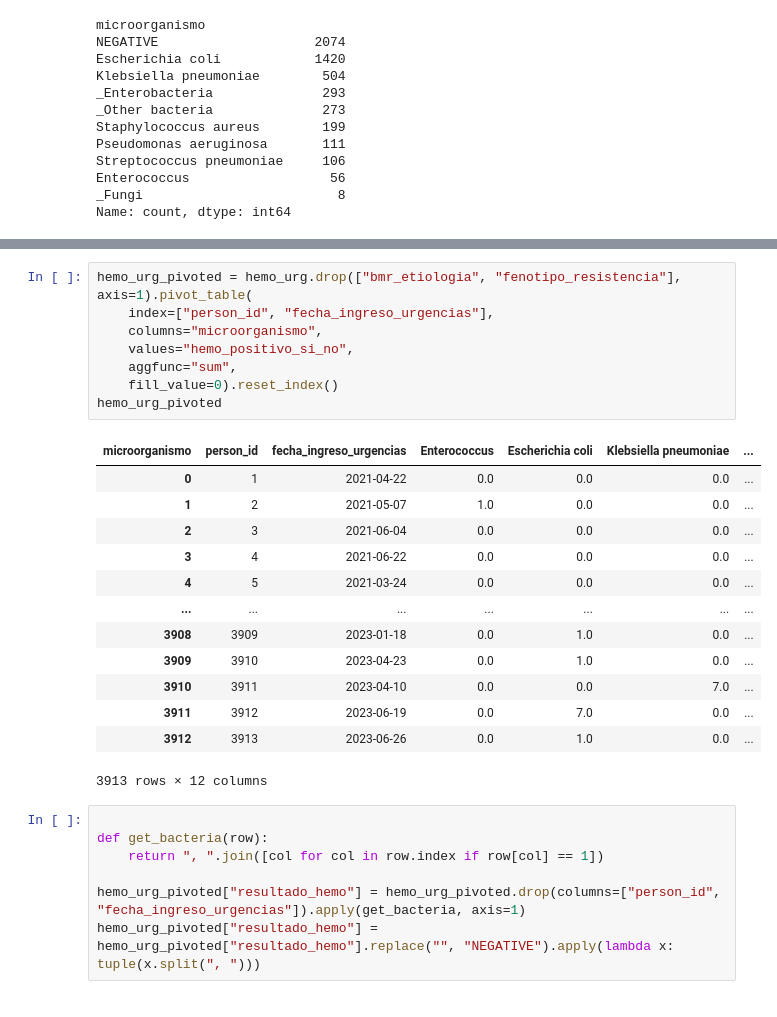
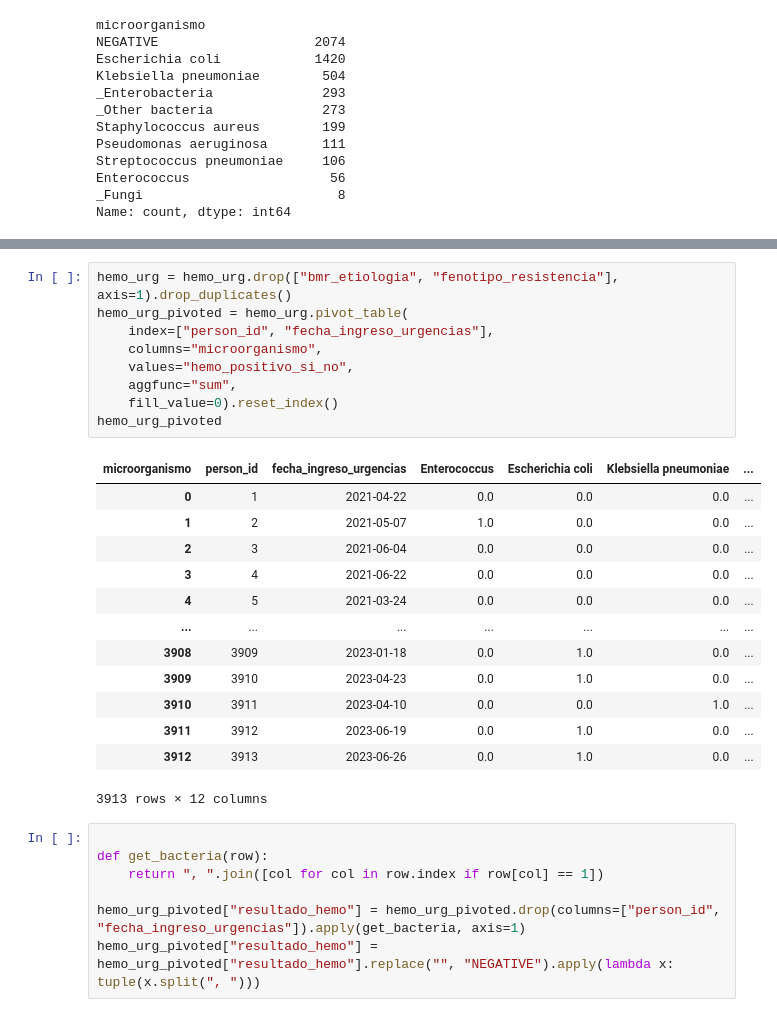
Before and after one commit to MePRAM/bd-tools, a Jupyter notebook: scripts/Preprocess.ipynb, the cells around one changed output, grey strips where cells are left out. Drawn from its saved outputs; the diff is of its cells as text.

```diff
--- a/scripts/Preprocess.ipynb
+++ b/scripts/Preprocess.ipynb
@@ -501,23 +482,24 @@ dataframes['tbl_hemocultivo_de_urgencias']
 # %%
-hemo_urg_pivoted = hemo_urg.drop(["bmr_etiologia", "fenotipo_resistencia"], axis=1).pivot_table(
+hemo_urg = hemo_urg.drop(["bmr_etiologia", "fenotipo_resistencia"], axis=1).drop_duplicates()
+hemo_urg_pivoted = hemo_urg.pivot_table(
     index=["person_id", "fecha_ingreso_urgencias"],
     columns="microorganismo",
     values="hemo_positivo_si_no",
     aggfunc="sum",
     fill_value=0).reset_index()
 hemo_urg_pivoted
 # %% [output]
 | microorganismo | person_id | fecha_ingreso_urgencias | Enterococcus | Escherichia coli | Klebsiella pneumoniae | ... |
 | 0 | 1 | 2021-04-22 | 0.0 | 0.0 | 0.0 | ... |
 | 1 | 2 | 2021-05-07 | 1.0 | 0.0 | 0.0 | ... |
 | 2 | 3 | 2021-06-04 | 0.0 | 0.0 | 0.0 | ... |
 | 3 | 4 | 2021-06-22 | 0.0 | 0.0 | 0.0 | ... |
 | 4 | 5 | 2021-03-24 | 0.0 | 0.0 | 0.0 | ... |
 | ... | ... | ... | ... | ... | ... | ... |
 | 3908 | 3909 | 2023-01-18 | 0.0 | 1.0 | 0.0 | ... |
 | 3909 | 3910 | 2023-04-23 | 0.0 | 1.0 | 0.0 | ... |
-| 3910 | 3911 | 2023-04-10 | 0.0 | 0.0 | 7.0 | ... |
-| 3911 | 3912 | 2023-06-19 | 0.0 | 7.0 | 0.0 | ... |
+| 3910 | 3911 | 2023-04-10 | 0.0 | 0.0 | 1.0 | ... |
+| 3911 | 3912 | 2023-06-19 | 0.0 | 1.0 | 0.0 | ... |
 | 3912 | 3913 | 2023-06-26 | 0.0 | 1.0 | 0.0 | ... |
 3913 rows × 12 columns
 # %%
```
Also changed, not shown: parts of 3 cells of this notebook.
